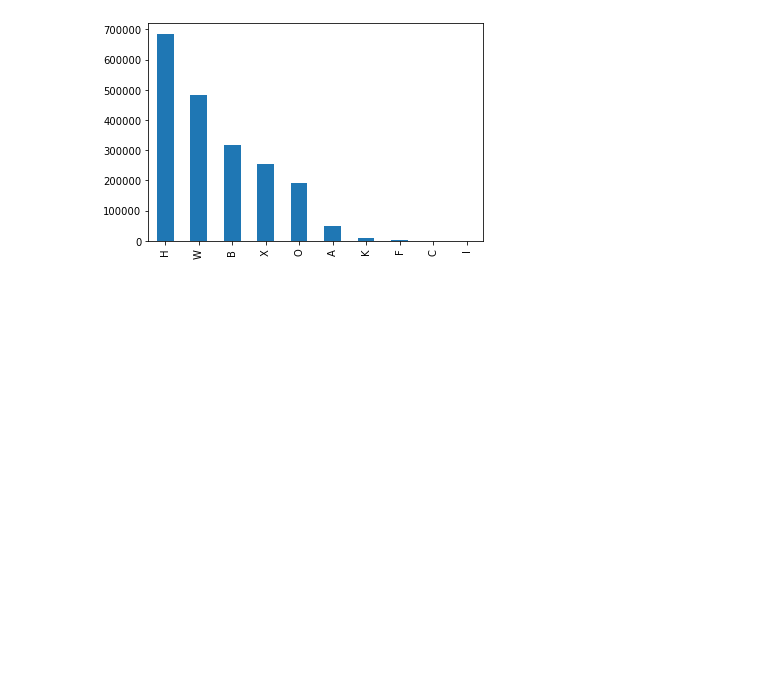
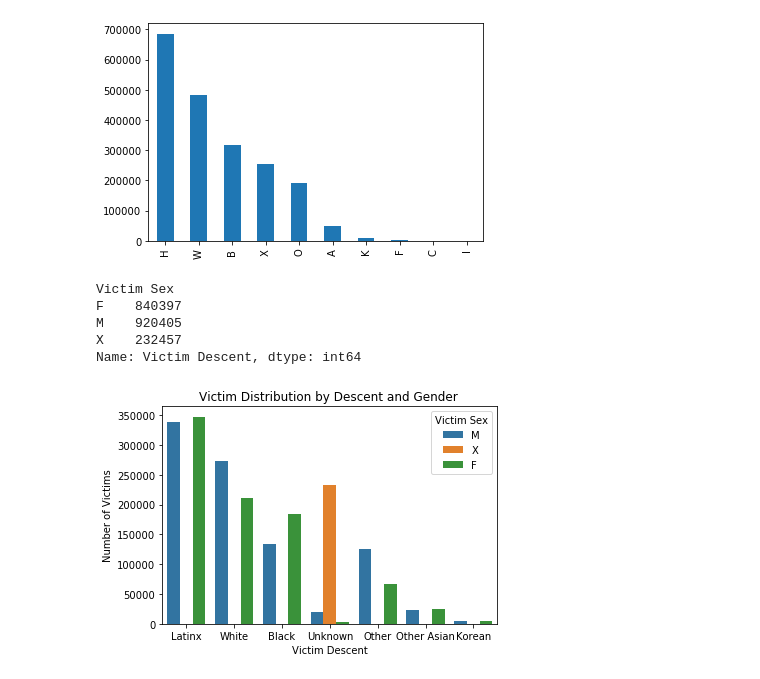
Before and after one commit to sidneykung/LA_crime_forecasting, a Jupyter notebook: eda_lhamu.ipynb, the cells around one changed output. Drawn from its saved outputs; the diff is of its cells as text; code cells hidden in the pictures; blank space fills up the shorter version.

Commit message:
EDA visualizations

```diff
--- a/eda_lhamu.ipynb
+++ b/eda_lhamu.ipynb
@@ -119,3 +112,11 @@ clean_df['Victim Descent'].value_counts()[:10].plot(kind = 'bar')
 # %% [output]
 <matplotlib.axes._subplots.AxesSubplot at 0x...>
 [figure]
+# %%
+clean_df['Victim Descent'].groupby(clean_df['Victim Sex']).count()
+# %% [output]
+Victim Sex
+F    840397
+M    920405
+X    232457
+Name: Victim Descent, dtype: int64
@@ -121,0 +130,8 @@ clean_df['Victim Descent'].value_counts()[:10].plot(kind = 'bar')
+# %%
+sns.countplot(x='Victim Descent', hue = "Victim Sex",
+              data= clean_df, order=clean_df['Victim Descent'].value_counts()[:7].index)
+plt.xticks(np.arange(7),labels=['Latinx','White','Black','Unknown', 'Other', 'Other Asian','Korean'])
+plt.ylabel('Number of Victims')
+plt.title('Victim Distribution by Descent and Gender ');
+# %% [output]
+[figure, added]
```
Also changed, not shown: parts of 13 cells of this notebook, 7 other files.
